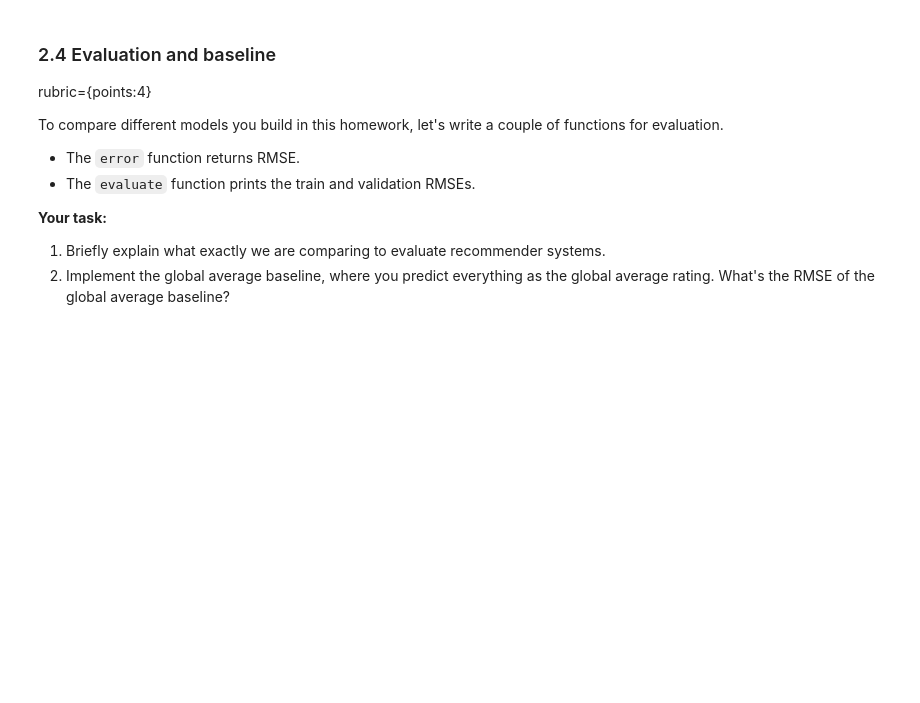
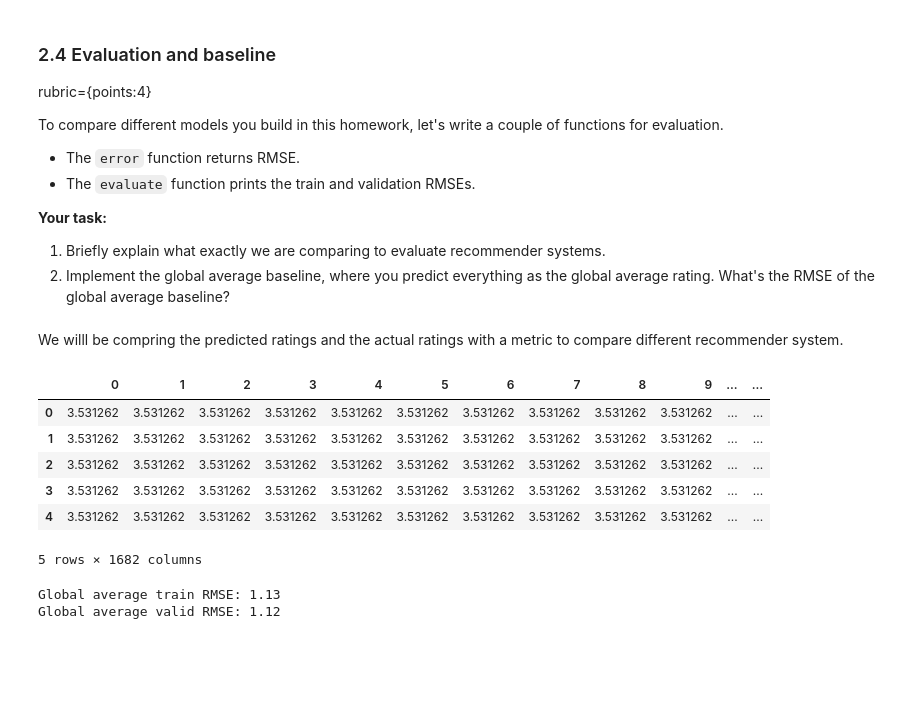
Before and after one commit to ParthKhandelwal/cpsc330-2021W2, a Jupyter notebook: hw/hw7/hw7.ipynb, the cells around one changed output. Drawn from its saved outputs; the diff is of its cells as text; code cells hidden in the pictures; blank space fills up the shorter version.

```diff
--- a/hw/hw7/hw7.ipynb
+++ b/hw/hw7/hw7.ipynb
@@ -391,6 +398,12 @@ rubric={points:5}
 **Your tasks:**
 
 1. Split the ratings data with `test_size=0.2` and `random_state=42`.
+# %%
+X = ratings.copy()
+y = ratings[user_key]
+X_train, X_valid, y_train, y_valid = train_test_split(
+    X, y, test_size=0.2, random_state=42
+)
 # %% [markdown]
 <br><br>
 # %% [markdown]
@@ -409,6 +422,17 @@ user_mapper = dict(zip(np.unique(ratings[user_key]), list(range(N))))
 item_mapper = dict(zip(np.unique(ratings[item_key]), list(range(M))))
 user_inverse_mapper = dict(zip(list(range(N)), np.unique(ratings[user_key])))
 item_inverse_mapper = dict(zip(list(range(M)), np.unique(ratings[item_key])))
+
+# copied from lecture #15
+def create_Y_from_ratings(data, N, M):
+    Y = np.zeros((N, M))
+    Y.fill(np.nan)
+    for index, val in data.iterrows():
+        n = user_mapper[val[user_key]]
+        m = item_mapper[val[item_key]]
+        Y[n, m] = val["rating"]
+
+    return Y
 # %%
-train_mat = None
-valid_mat = None
+train_mat = create_Y_from_ratings(X_train, N, M)
+valid_mat = create_Y_from_ratings(X_valid, N, M)
@@ -437,6 +463,25 @@ def error(Y1, Y2):
 def evaluate(pred_Y, train_mat, valid_mat, model_name="Global average"):
     print("%s train RMSE: %0.2f" % (model_name, error(pred_Y, train_mat)))
     print("%s valid RMSE: %0.2f" % (model_name, error(pred_Y, valid_mat)))
+# %% [markdown]
+We willl be compring the predicted ratings and the actual ratings with a metric to compare different recommender system.
+# %%
+avg = np.nanmean(train_mat)
+pred_g = np.zeros(train_mat.shape) + avg
+pd.DataFrame(pred_g).head()
+# %% [output]
+|  | 0 | 1 | 2 | 3 | 4 | 5 | 6 | 7 | 8 | 9 | ... | ... |
+| 0 | 3.531262 | 3.531262 | 3.531262 | 3.531262 | 3.531262 | 3.531262 | 3.531262 | 3.531262 | 3.531262 | 3.531262 | ... | ... |
+| 1 | 3.531262 | 3.531262 | 3.531262 | 3.531262 | 3.531262 | 3.531262 | 3.531262 | 3.531262 | 3.531262 | 3.531262 | ... | ... |
+| 2 | 3.531262 | 3.531262 | 3.531262 | 3.531262 | 3.531262 | 3.531262 | 3.531262 | 3.531262 | 3.531262 | 3.531262 | ... | ... |
+| 3 | 3.531262 | 3.531262 | 3.531262 | 3.531262 | 3.531262 | 3.531262 | 3.531262 | 3.531262 | 3.531262 | 3.531262 | ... | ... |
+| 4 | 3.531262 | 3.531262 | 3.531262 | 3.531262 | 3.531262 | 3.531262 | 3.531262 | 3.531262 | 3.531262 | 3.531262 | ... | ... |
+5 rows × 1682 columns
+# %%
+evaluate(pred_g, train_mat, valid_mat, model_name="Global average")
+# %% [output]
+Global average train RMSE: 1.13
+Global average valid RMSE: 1.12
 # %% [markdown]
 <br><br>
 # %% [markdown]
```
Also changed, not shown: parts of 8 cells of this notebook.
